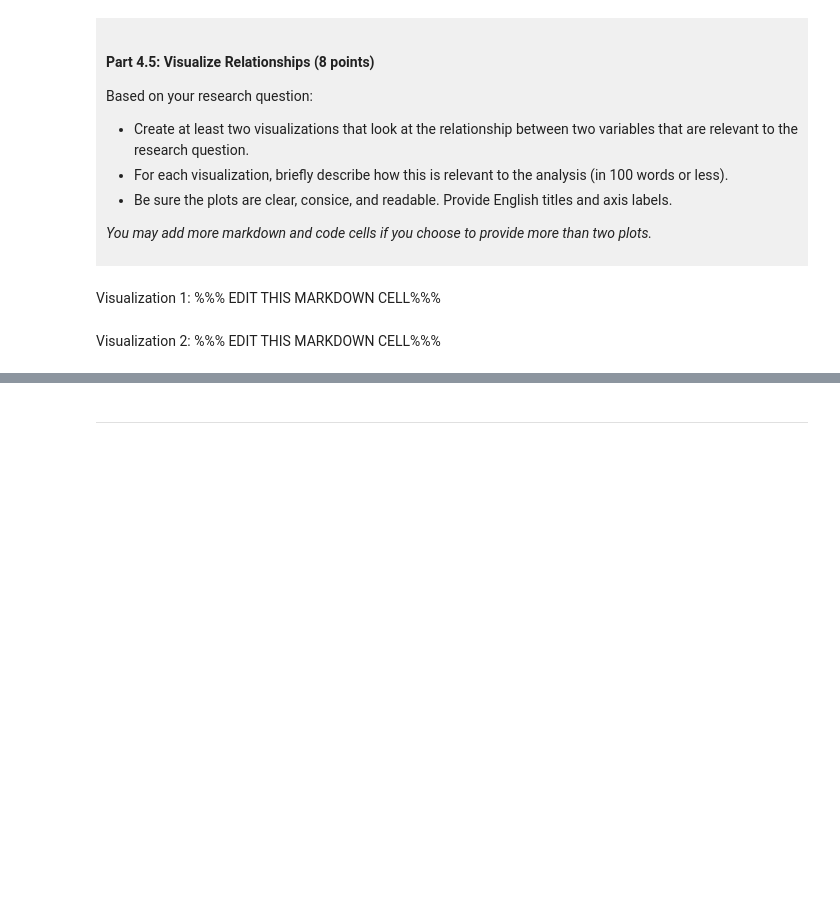
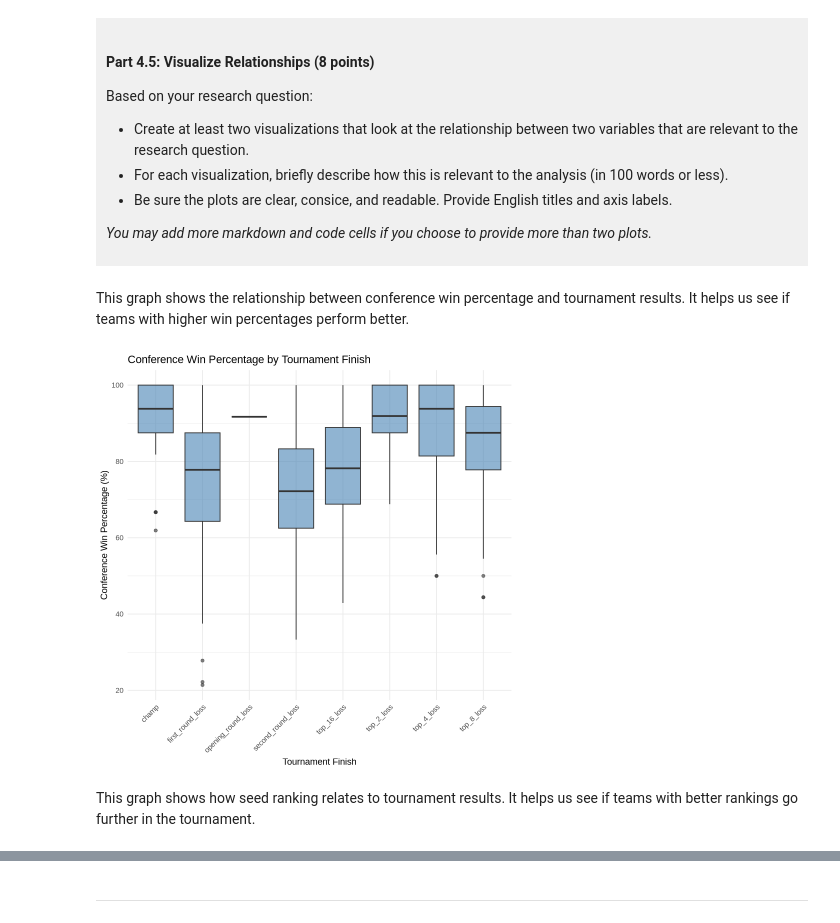
Before and after one commit to Cloudyovo/dsci-100-project-Yan-Jin, a Jupyter notebook: dsci-100-project-notebook.ipynb, the cells around one changed output, grey strips where cells are left out. Cells and saved outputs as stored; diff of their text form; code cells hidden in the pictures; blank space fills up the shorter version.

```diff
--- a/dsci-100-project-notebook.ipynb
+++ b/dsci-100-project-notebook.ipynb
@@ -309,9 +377,19 @@ Based on your research question:
 *You may add more markdown and code cells if you choose to provide more than two plots.*
 </div>
 # %% [markdown]
-Visualization 1: %%% EDIT THIS MARKDOWN CELL%%%
+This graph shows the relationship between conference win percentage and tournament results. It helps us see if teams with higher win percentages perform better.
 # %%
-### EDIT THIS CODE CELL FOR VISUALIZATION 1###
+plot1 <- basketball_small |>
+ggplot(aes(x = tourney_finish, y = conf_wins_pct)) +
+geom_boxplot(fill = "steelblue", alpha = 0.6) +
+labs(title = "Conference Win Percentage by Tournament Finish",
+     x = "Tournament Finish",y = "Conference Win Percentage (%)") +
+theme_minimal() +
+theme(axis.text.x = element_text(angle = 45, hjust = 1))
+
+plot1
+# %% [output]
+[figure, added]
 # %% [markdown]
-Visualization 2: %%% EDIT THIS MARKDOWN CELL%%%
+This graph shows how seed ranking relates to tournament results. It helps us see if teams with better rankings go further in the tournament.
 # %%
```
Also changed, not shown: parts of 8 cells of this notebook.
